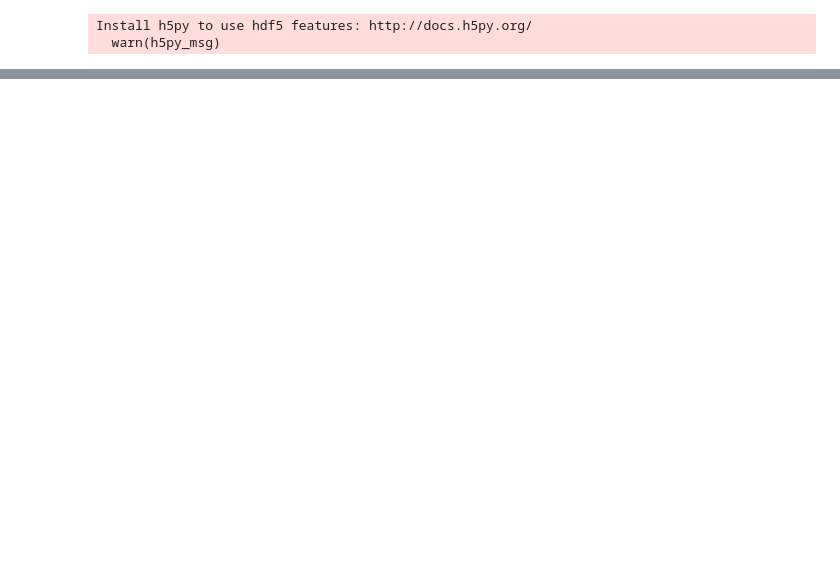
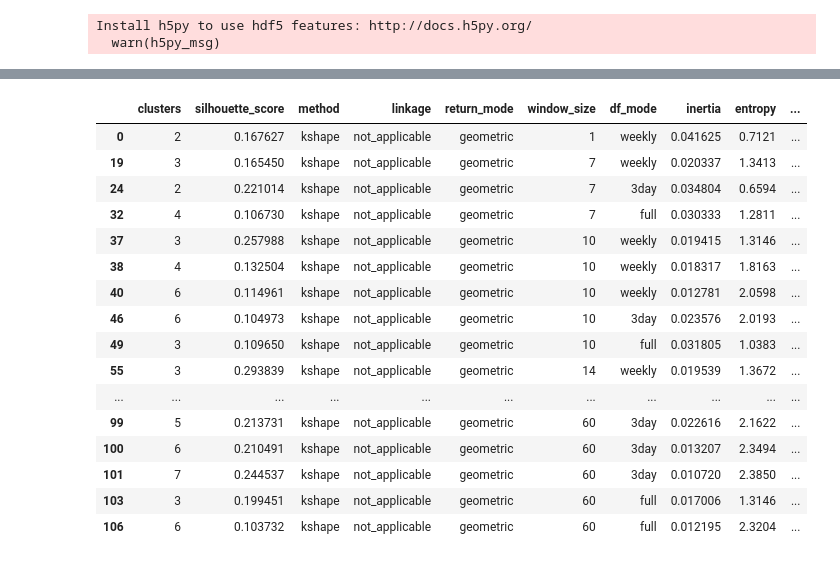
Before and after one commit to KirillKovalchuk02/thesis_clustering, a Jupyter notebook: cluster_cryptos_only_test.ipynb, the cells around one changed output, grey strips where cells are left out. Saved outputs shown, nothing was run; the diff lists cells and outputs as text; code cells hidden in the pictures; blank space fills up the shorter version.

```diff
--- a/cluster_cryptos_only_test.ipynb
+++ b/cluster_cryptos_only_test.ipynb
@@ -41,0 +67,31 @@ tickers_with_labels_kshape
+# %%
+results[['silhouette_norm']] = MinMaxScaler().fit_transform(results[['silhouette_score']])
+results['entropy_norm_clusters'] = results['entropy'] / np.log2(results['clusters']) #normalize relative to the K clusters
+
+
+# Filter on only strong silhouette values and reasonable entropy
+results_filtered = results[results['silhouette_norm'] > 0.5]
+results_filtered = results_filtered[results_filtered['entropy_norm_clusters'] > 0.6]
+
+# Compute total score: average of silhouette and normalized entropy
+#results_filtered['total_score'] = (results_filtered['silhouette_norm'] + results_filtered['entropy_norm_clusters']) / 2
+# %%
+results_filtered
+# %% [output]
+|  | clusters | silhouette_score | method | linkage | return_mode | window_size | df_mode | inertia | entropy | ... |
+| 0 | 2 | 0.167627 | kshape | not_applicable | geometric | 1 | weekly | 0.041625 | 0.7121 | ... |
+| 19 | 3 | 0.165450 | kshape | not_applicable | geometric | 7 | weekly | 0.020337 | 1.3413 | ... |
+| 24 | 2 | 0.221014 | kshape | not_applicable | geometric | 7 | 3day | 0.034804 | 0.6594 | ... |
+| 32 | 4 | 0.106730 | kshape | not_applicable | geometric | 7 | full | 0.030333 | 1.2811 | ... |
+| 37 | 3 | 0.257988 | kshape | not_applicable | geometric | 10 | weekly | 0.019415 | 1.3146 | ... |
+| 38 | 4 | 0.132504 | kshape | not_applicable | geometric | 10 | weekly | 0.018317 | 1.8163 | ... |
+| 40 | 6 | 0.114961 | kshape | not_applicable | geometric | 10 | weekly | 0.012781 | 2.0598 | ... |
+| 46 | 6 | 0.104973 | kshape | not_applicable | geometric | 10 | 3day | 0.023576 | 2.0193 | ... |
+| 49 | 3 | 0.109650 | kshape | not_applicable | geometric | 10 | full | 0.031805 | 1.0383 | ... |
+| 55 | 3 | 0.293839 | kshape | not_applicable | geometric | 14 | weekly | 0.019539 | 1.3672 | ... |
+| ... | ... | ... | ... | ... | ... | ... | ... | ... | ... | ... |
+| 99 | 5 | 0.213731 | kshape | not_applicable | geometric | 60 | 3day | 0.022616 | 2.1622 | ... |
+| 100 | 6 | 0.210491 | kshape | not_applicable | geometric | 60 | 3day | 0.013207 | 2.3494 | ... |
+| 101 | 7 | 0.244537 | kshape | not_applicable | geometric | 60 | 3day | 0.010720 | 2.3850 | ... |
+| 103 | 3 | 0.199451 | kshape | not_applicable | geometric | 60 | full | 0.017006 | 1.3146 | ... |
+| 106 | 6 | 0.103732 | kshape | not_applicable | geometric | 60 | full | 0.012195 | 2.3204 | ... |
```
Also changed, not shown: parts of 17 cells of this notebook, 13 other files.
